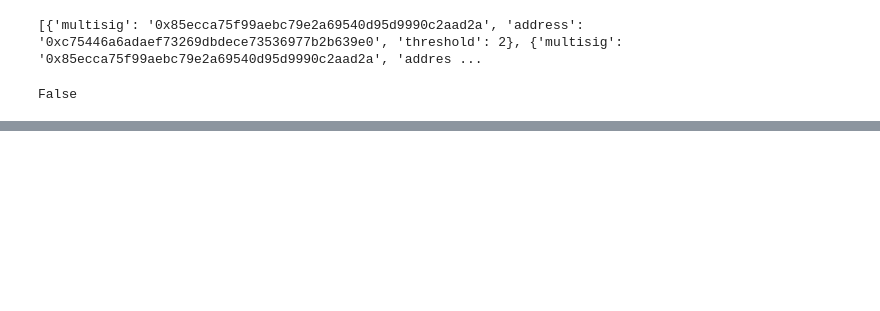
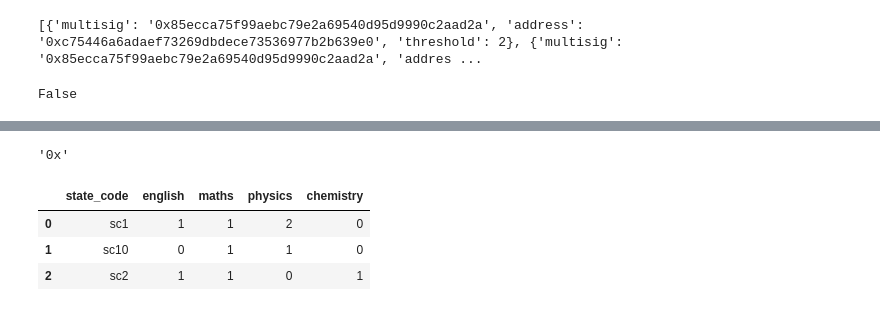
Before and after one commit to Chainverse-Data/web3-knowledge-graph, a Jupyter notebook: testing/hello.ipynb, the cells around one changed output, grey strips where cells are left out. Saved outputs shown, nothing was run; the diff lists cells and outputs as text; code cells hidden in the pictures; blank space fills up the shorter version.

```diff
--- a/testing/hello.ipynb
+++ b/testing/hello.ipynb
@@ -134,0 +224,2 @@ True
+# %%
+x = '0x' + encode_hex(mk_contract_address('0xA73dB69EA64315c44C970245C1f30A7bc765A7D0', 557))
@@ -134,0 +230,51 @@ True
+# %%
+w3.eth.getCode(Web3.toChecksumAddress('0x4BB9E7D221fC35234a08cCdcb38D47D53Fb1973e')).hex()
+# %% [output]
+'0x'
+# %%
+import pandas as pd
+import numpy as np
+
+lol = [{'school_id': 1, 'state_code': '!@sc_1', 'subjects': "english maths chemistry"},
+{'school_id': 2, 'state_code': '))sc_2', 'subjects': "english physics chemistry"},
+{'school_id': 3, 'state_code': '!@sc_2', 'subjects': "maths biology"},
+{'school_id': 4, 'state_code': 'sc_2)_', 'subjects': "french"},
+{'school_id': 5, 'state_code': 'sc_1#@', 'subjects': "social_studies maths literature"},
+{'school_id': 6, 'state_code': 'sc_10#@', 'subjects': "english  maths history"}]
+
+df = pd.DataFrame(lol)
+# %%
+
+sub_count = lambda x: len(x.split())
+df = df[df['subjects'].apply(sub_count) >= 3]
+
+del_chars = ''.join(c for c in map(chr, range(1114111)) if not c.isalnum())
+del_map = str.maketrans('', '', del_chars)
+alpha = lambda x: x.translate(del_map)
+df.loc[:, 'state_code'] = df['state_code'].apply(alpha)
+
+subjects = lambda x: x.split()
+df.loc[:, 'subjects'] = df['subjects'].apply(subjects)
+
+df = df.explode('subjects')
+df = df[df['subjects'].isin(['english', 'maths', 'physics', 'chemistry'])]
+df.drop(columns=['school_id'], inplace=True)
+
+df = df.groupby(['state_code', 'subjects'])['subjects'].count().reset_index(name="count")
+df = df.pivot(index='state_code', columns='subjects').reset_index()
+df.columns = df.columns.droplevel(0)
+df.rename(columns={'':'state_code'}, inplace=True)
+df = df.rename_axis(None, axis=1)
+df = df.fillna(0.0)
+m = df.select_dtypes(np.number)
+df[m.columns]= m.round().astype('Int64')
+
+df.columns = ['state_code', 'english', 'maths', 'physics', 'chemistry']
+df = df.sort_values(by=['state_code'], ascending=True)
+# %%
+df
+# %% [output]
+|  | state_code | english | maths | physics | chemistry |
+| 0 | sc1 | 1 | 1 | 2 | 0 |
+| 1 | sc10 | 0 | 1 | 1 | 0 |
+| 2 | sc2 | 1 | 1 | 0 | 1 |
```
Also changed, not shown: parts of 12 cells of this notebook, 33 other files.
